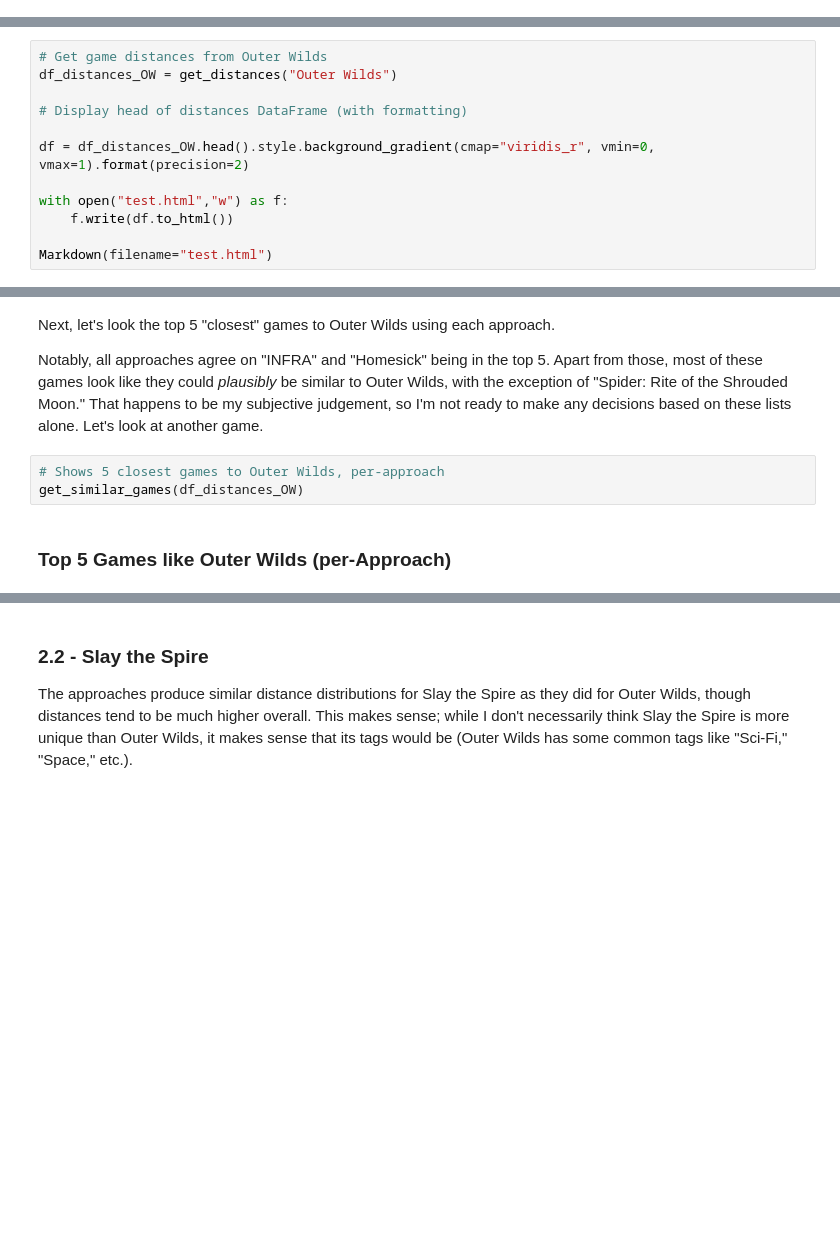
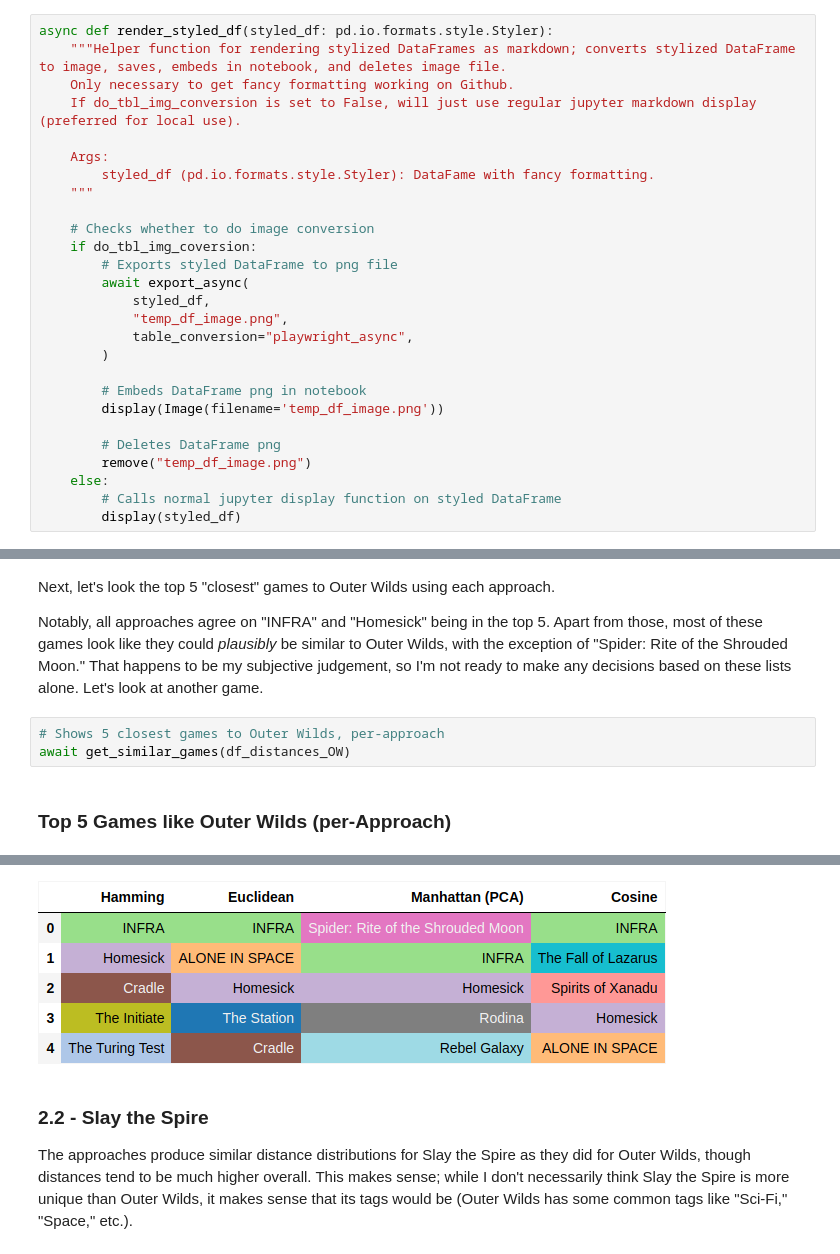
Before and after one commit to zbvc42/steam_recommendation_system, a Jupyter notebook: notebooks/03 - EDA/02 - tag EDA.ipynb, the cells around one changed output, grey strips where cells are left out. Cells and saved outputs as stored; diff of their text form; blank space fills up the shorter version.

Commit message:
Implemented method for preserving pandas formatting on Github; added necessary dependencies.

```diff
--- a/notebooks/03 - EDA/02 - tag EDA.ipynb
+++ b/notebooks/03 - EDA/02 - tag EDA.ipynb
@@ -164,6 +169,33 @@ def plot_similarities(df_distances: pd.DataFrame):
     plt.xlim((0, 1))
     plt.title(f"Per-Approach Distributions of Game Distances from {reference_name}")
     plt.show()
+# %%
+async def render_styled_df(styled_df: pd.io.formats.style.Styler):
+    """Helper function for rendering stylized DataFrames as markdown; converts stylized DataFrame to image, saves, embeds in notebook, and deletes image file.
+    Only necessary to get fancy formatting working on Github.
+    If do_tbl_img_conversion is set to False, will just use regular jupyter markdown display (preferred for local use).
+
+    Args:
+        styled_df (pd.io.formats.style.Styler): DataFame with fancy formatting.
+    """
+
+    # Checks whether to do image conversion
+    if do_tbl_img_coversion:
+        # Exports styled DataFrame to png file
+        await export_async(
+            styled_df,
+            "temp_df_image.png",
+            table_conversion="playwright_async",
+        )
+
+        # Embeds DataFrame png in notebook
+        display(Image(filename='temp_df_image.png'))
+
+        # Deletes DataFrame png
+        remove("temp_df_image.png")
+    else:
+        # Calls normal jupyter display function on styled DataFrame
+        display(styled_df)
 # %%
 # Function to get 5 most similar games (and associated normalized distances) from each approach
 
@@ -382,12 +350,0 @@ Markdown(
-# %%
-# Get game distances from Outer Wilds
-df_distances_OW = get_distances("Outer Wilds")
-
-# Display head of distances DataFrame (with formatting)
-
-df = df_distances_OW.head().style.background_gradient(cmap="viridis_r", vmin=0, vmax=1).format(precision=2)
-
-with open("test.html","w") as f:
-    f.write(df.to_html())
-
-Markdown(filename="test.html")
@@ -575,6 +363,6 @@ Next, let's look the top 5 "closest" games to Outer Wilds using each approach.
 Notably, all approaches agree on "INFRA" and "Homesick" being in the top 5. Apart from those, most of these games look like they could _plausibly_ be similar to Outer Wilds, with the exception of "Spider: Rite of the Shrouded Moon." That happens to be my subjective judgement, so I'm not ready to make any decisions based on these lists alone. Let's look at another game.
 # %%
 # Shows 5 closest games to Outer Wilds, per-approach
-get_similar_games(df_distances_OW)
+await get_similar_games(df_distances_OW)
 # %% [output]
 ### Top 5 Games like Outer Wilds (per-Approach)
@@ -641,3 +369,4 @@ get_similar_games(df_distances_OW)
+[figure, added]
 # %% [markdown]
 ### 2.2 - Slay the Spire
 The approaches produce similar distance distributions for Slay the Spire as they did for Outer Wilds, though distances tend to be much higher overall. This makes sense; while I don't necessarily think Slay the Spire is more unique than Outer Wilds, it makes sense that its tags would be (Outer Wilds has some common tags like "Sci-Fi," "Space," etc.).
```
Also changed, not shown: parts of 17 cells of this notebook, 1 other file.
